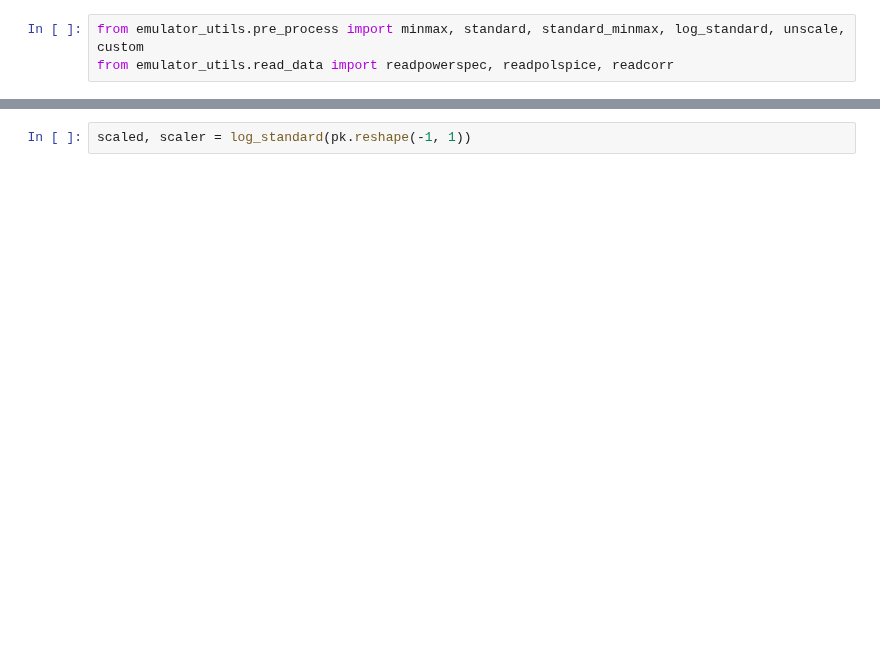
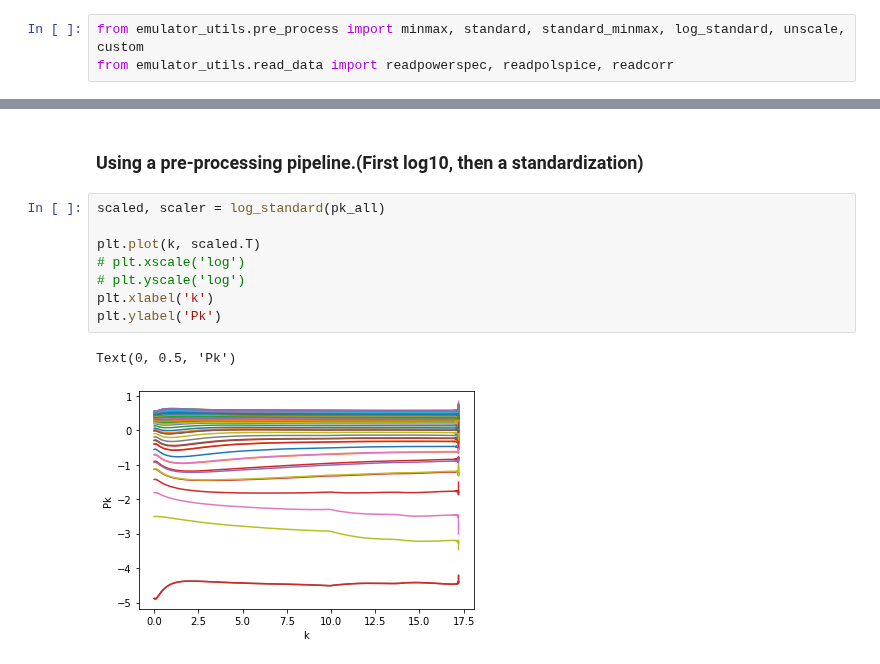
Before and after one commit to patricialarsen/emulator_utils, a Jupyter notebook: notebooks/preproc_utils.ipynb, the cells around one changed output, grey strips where cells are left out. Drawn from its saved outputs; the diff is of its cells as text; blank space fills up the shorter version.

```diff
--- a/notebooks/preproc_utils.ipynb
+++ b/notebooks/preproc_utils.ipynb
@@ -18,2 +25,13 @@ Text(0, 0.5, 'Pk')
+# %% [markdown]
+### Using a pre-processing pipeline.(First log10, then a standardization)
 # %%
-scaled, scaler = log_standard(pk.reshape(-1, 1))
+scaled, scaler = log_standard(pk_all)
+
+plt.plot(k, scaled.T)
+# plt.xscale('log')
+# plt.yscale('log')
+plt.xlabel('k')
+plt.ylabel('Pk')
+# %% [output]
+Text(0, 0.5, 'Pk')
+[figure, added]
```
Also changed, not shown: parts of 9 cells of this notebook, 2 other files.
